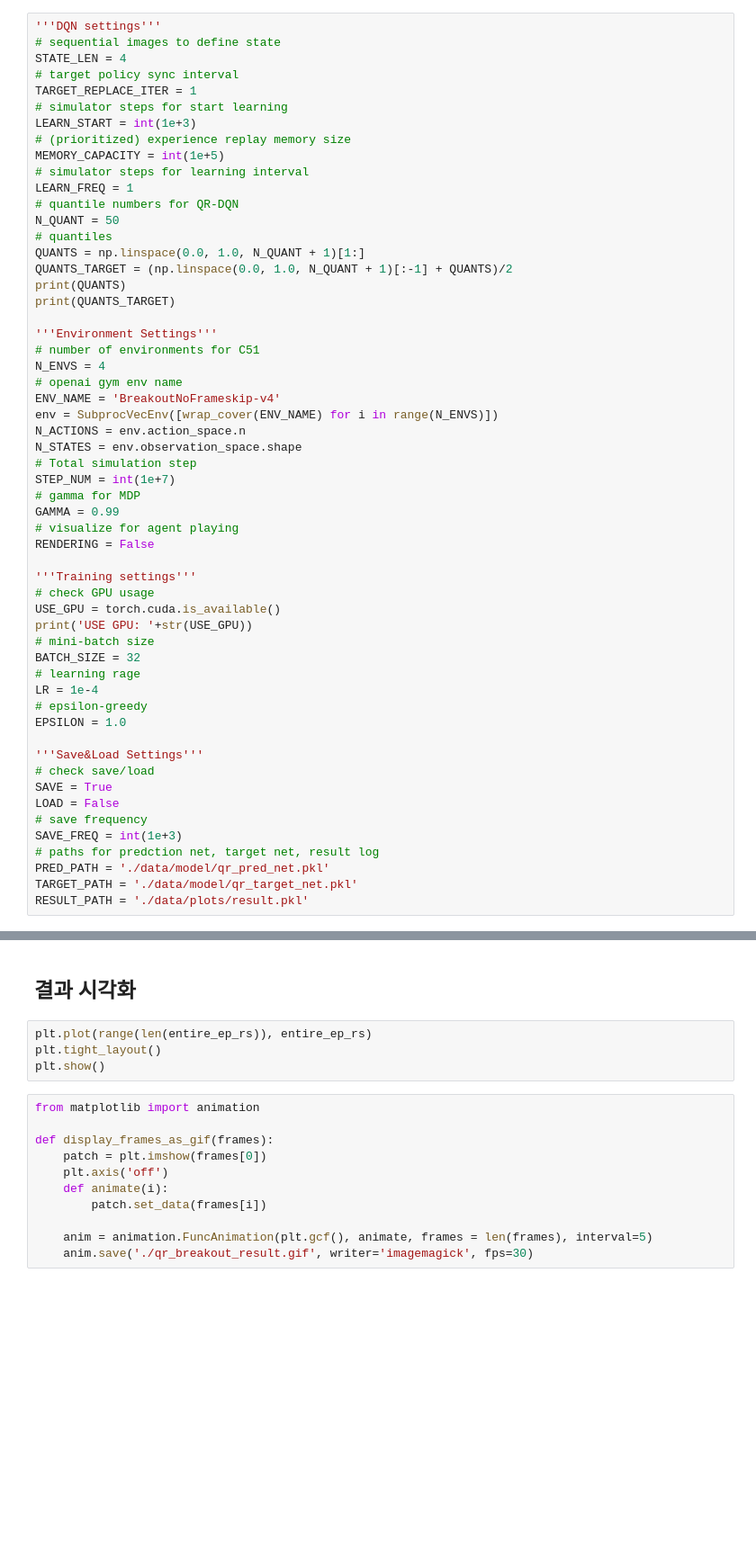
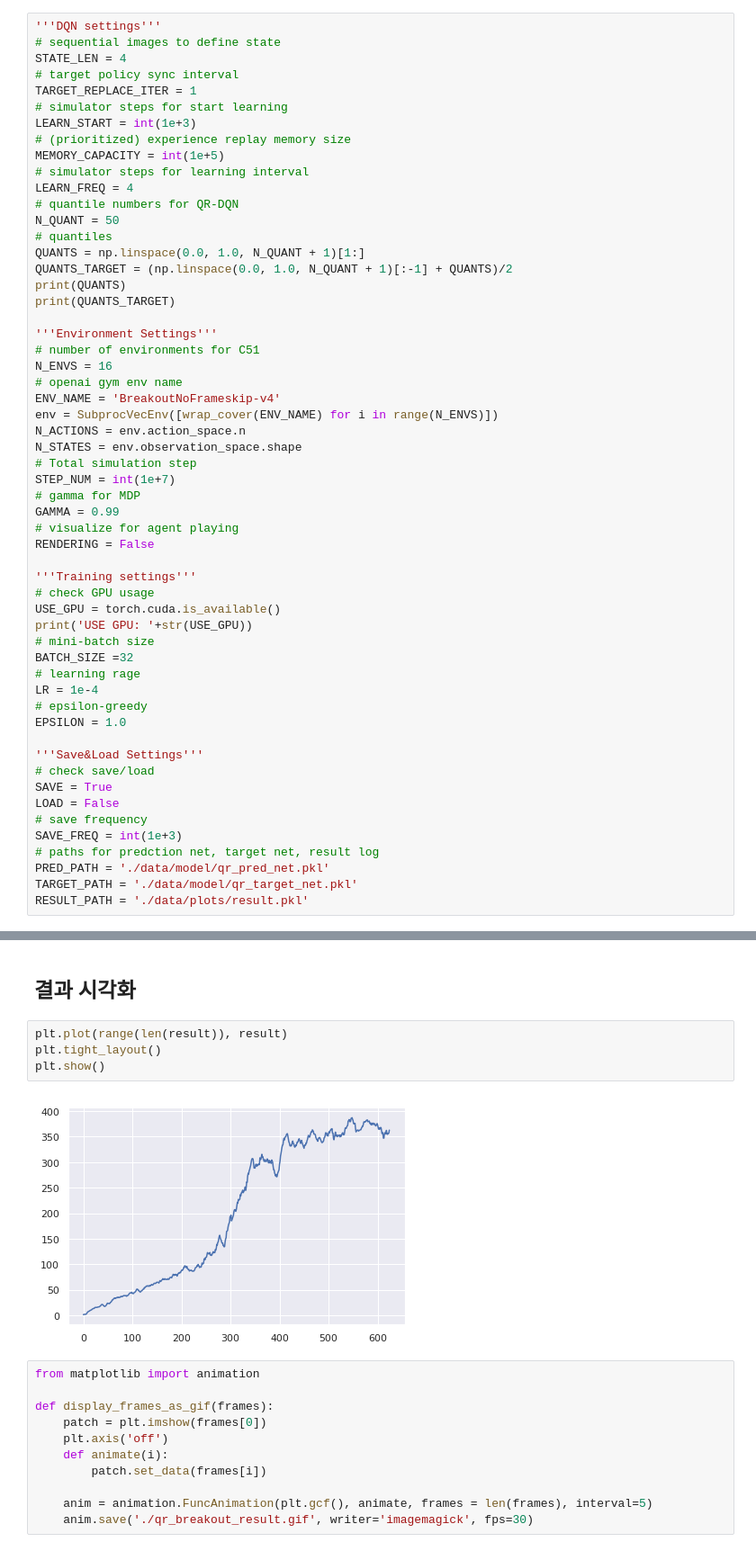
Before and after one commit to sungyubkim/Deep_RL_with_pytorch, a Jupyter notebook: 6_Uncertainty_in_RL/6_2_QR-DQN_ver_A.ipynb, the cells around one changed output, grey strips where cells are left out. Shown: that part at 90% size. Drawn from its saved outputs; the diff is of its cells as text; blank space fills up the shorter version.

```diff
--- a/6_Uncertainty_in_RL/6_2_QR-DQN_ver_A.ipynb
+++ b/6_Uncertainty_in_RL/6_2_QR-DQN_ver_A.ipynb
@@ -35,7 +35,7 @@ LEARN_START = int(1e+3)
 # (prioritized) experience replay memory size
 MEMORY_CAPACITY = int(1e+5)
 # simulator steps for learning interval
-LEARN_FREQ = 1
+LEARN_FREQ = 4
 # quantile numbers for QR-DQN
 N_QUANT = 50
 # quantiles
@@ -46,7 +46,7 @@ print(QUANTS_TARGET)
 
 '''Environment Settings'''
 # number of environments for C51
-N_ENVS = 4
+N_ENVS = 16
 # openai gym env name
 ENV_NAME = 'BreakoutNoFrameskip-v4'
 env = SubprocVecEnv([wrap_cover(ENV_NAME) for i in range(N_ENVS)])
@@ -64,7 +64,7 @@ RENDERING = False
 USE_GPU = torch.cuda.is_available()
 print('USE GPU: '+str(USE_GPU))
 # mini-batch size
-BATCH_SIZE = 32
+BATCH_SIZE =32
 # learning rage
 LR = 1e-4
 # epsilon-greedy
@@ -344,9 +350,11 @@ Used Step: 24000 EPS:  0.05 | Mean ep 100 return:  1.71 | Used Time: 119.23
 # %% [markdown]
 ## 결과 시각화
 # %%
-plt.plot(range(len(entire_ep_rs)), entire_ep_rs)
+plt.plot(range(len(result)), result)
 plt.tight_layout()
 plt.show()
+# %% [output]
+[figure, added]
 # %%
 from matplotlib import animation
 
```
Also changed, not shown: parts of 3 cells of this notebook, 18 other files.
